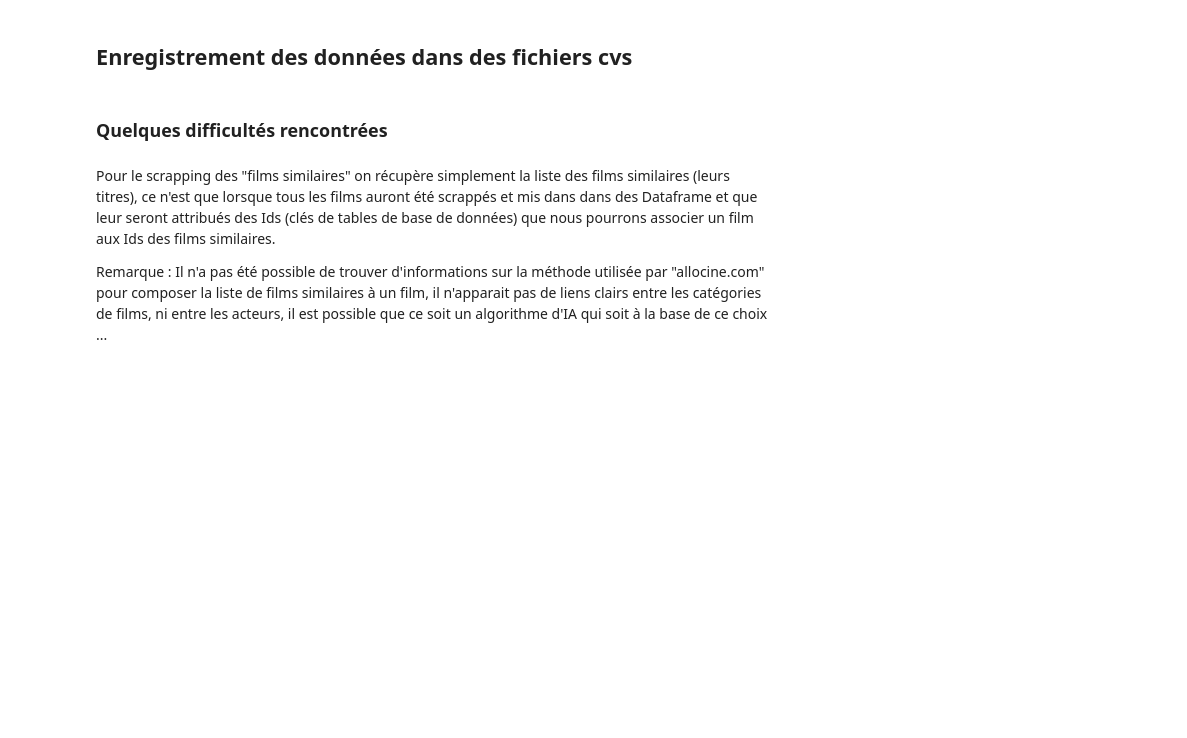
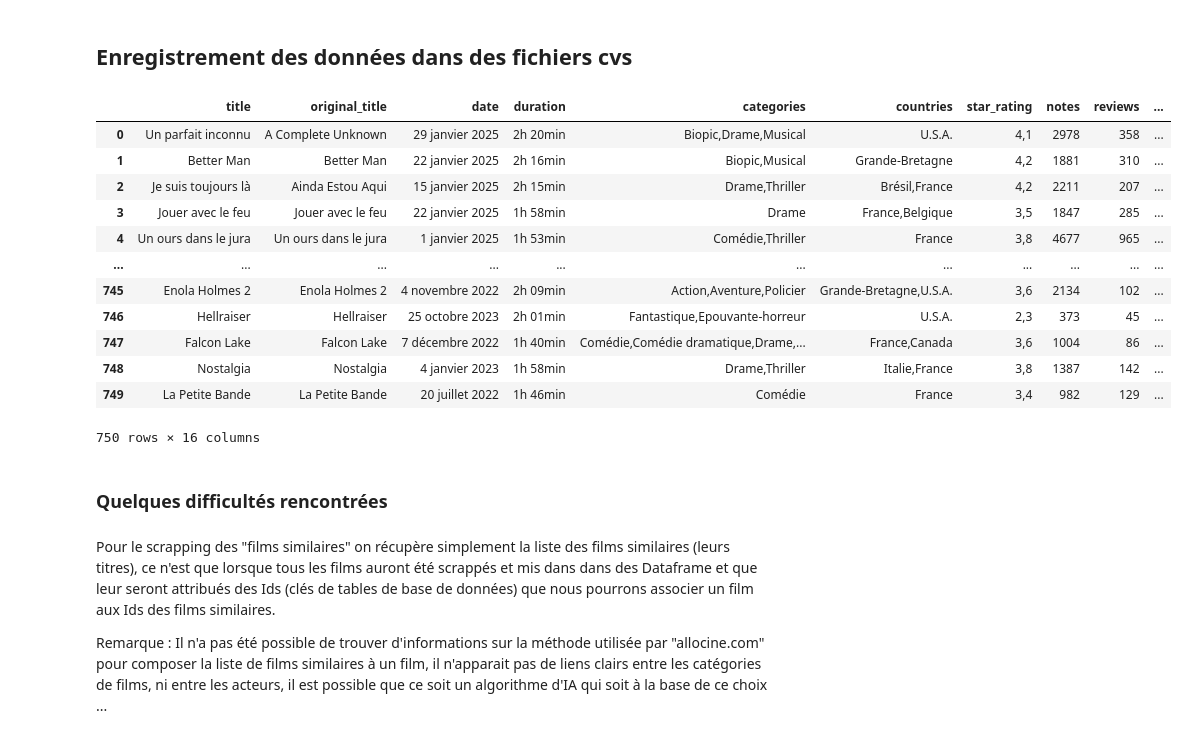
Before and after one commit to Franck-LF/projectBlock1, a Jupyter notebook: webscraping.ipynb, the cells around one changed output. Drawn from its saved outputs; the diff is of its cells as text; code cells hidden in the pictures; blank space fills up the shorter version.

```diff
--- a/webscraping.ipynb
+++ b/webscraping.ipynb
@@ -768,3 +861,22 @@ df_movies.to_csv('csv/movies_year_20010.csv', sep=',', index = False)
+# %%
+# df_movies_2 = pd.read_csv('csv/movies_year_2015_to_2019.csv', sep = ',')
+# df_movies_2 = pd.read_csv('csv/movies_year_2019_to_2022.csv', sep = ',')
+df_movies_2 = pd.read_csv('csv/movies_year_2022_to_2025.csv', sep = ',')
+df_movies_2
+# %% [output]
+|  | title | original_title | date | duration | categories | countries | star_rating | notes | reviews | ... |
+| 0 | Un parfait inconnu | A Complete Unknown | 29 janvier 2025 | 2h 20min | Biopic,Drame,Musical | U.S.A. | 4,1 | 2978 | 358 | ... |
+| 1 | Better Man | Better Man | 22 janvier 2025 | 2h 16min | Biopic,Musical | Grande-Bretagne | 4,2 | 1881 | 310 | ... |
+| 2 | Je suis toujours là | Ainda Estou Aqui | 15 janvier 2025 | 2h 15min | Drame,Thriller | Brésil,France | 4,2 | 2211 | 207 | ... |
+| 3 | Jouer avec le feu | Jouer avec le feu | 22 janvier 2025 | 1h 58min | Drame | France,Belgique | 3,5 | 1847 | 285 | ... |
+| 4 | Un ours dans le jura | Un ours dans le jura | 1 janvier 2025 | 1h 53min | Comédie,Thriller | France | 3,8 | 4677 | 965 | ... |
+| ... | ... | ... | ... | ... | ... | ... | ... | ... | ... | ... |
+| 745 | Enola Holmes 2 | Enola Holmes 2 | 4 novembre 2022 | 2h 09min | Action,Aventure,Policier | Grande-Bretagne,U.S.A. | 3,6 | 2134 | 102 | ... |
+| 746 | Hellraiser | Hellraiser | 25 octobre 2023 | 2h 01min | Fantastique,Epouvante-horreur | U.S.A. | 2,3 | 373 | 45 | ... |
+| 747 | Falcon Lake | Falcon Lake | 7 décembre 2022 | 1h 40min | Comédie,Comédie dramatique,Drame,... | France,Canada | 3,6 | 1004 | 86 | ... |
+| 748 | Nostalgia | Nostalgia | 4 janvier 2023 | 1h 58min | Drame,Thriller | Italie,France | 3,8 | 1387 | 142 | ... |
+| 749 | La Petite Bande | La Petite Bande | 20 juillet 2022 | 1h 46min | Comédie | France | 3,4 | 982 | 129 | ... |
+750 rows × 16 columns
 # %% [markdown]
 ### **Quelques difficultés rencontrées**
 # %% [markdown]
```
Also changed, not shown: parts of 8 cells of this notebook.
